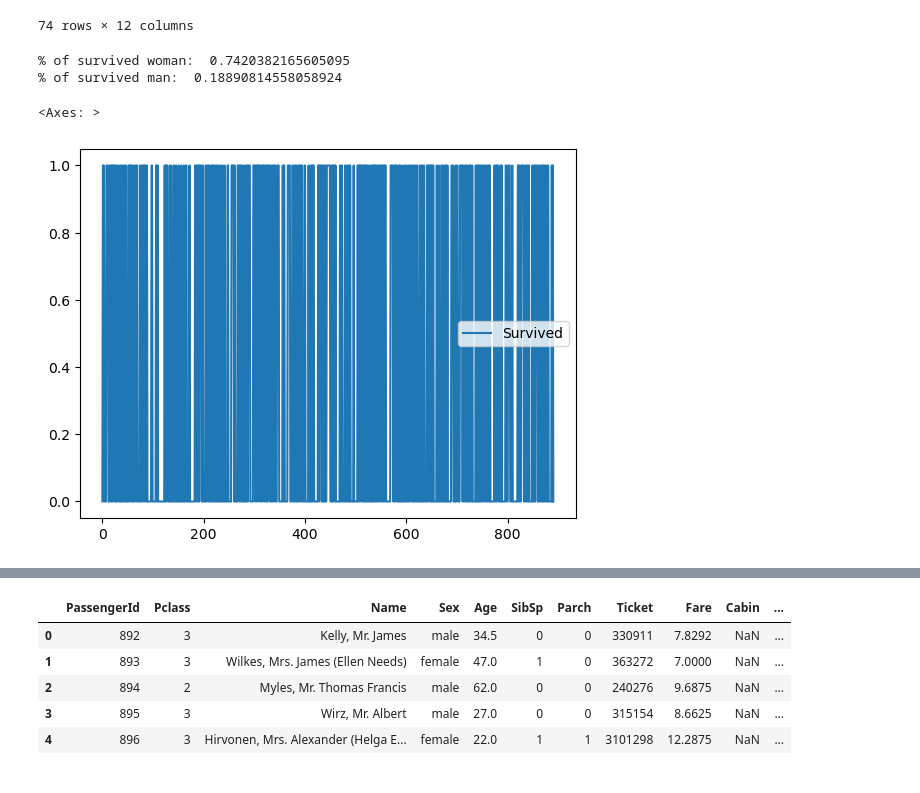
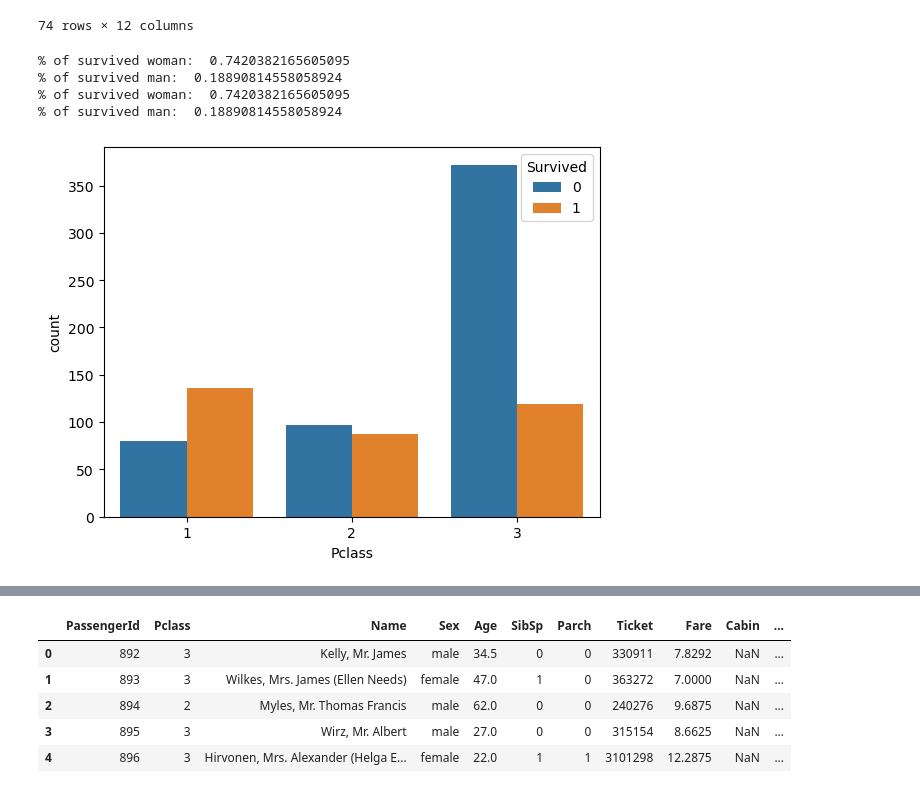
Before and after one commit to TangLitEn/kaggle-titanic, a Jupyter notebook: main.ipynb, the cells around one changed output, grey strips where cells are left out. Drawn from its saved outputs; the diff is of its cells as text; code cells hidden in the pictures.

Commit message:
exploring data visualisation

```diff
--- a/main.ipynb
+++ b/main.ipynb
@@ -102,11 +106,22 @@ survived_woman = total_woman.loc[train_data.Survived == 1]
 
 print("% of survived woman: ",len(survived_woman)/len(total_woman))
 print("% of survived man: ",len(survived_man)/len(total_man))
+
+# for more clean search, can use:
+survived_man = train_data[train_data.Sex == "male"][train_data.Survived == 1]
+survived_woman = train_data[train_data.Sex == "female"][train_data.Survived == 1]
+
+print("% of survived woman: ",len(survived_woman)/len(total_woman))
+print("% of survived man: ",len(survived_man)/len(total_man))
+
+print("Both will yield the same result")
 # %% [output]
 % of survived woman:  0.7420382165605095
 % of survived man:  0.18890814558058924
+% of survived woman:  0.7420382165605095
+% of survived man:  0.18890814558058924
-# %%
-sex_survive_df = train_data[["Sex","Survived"]]
-# %% [output]
-<Axes: >
-[figure, removed]
+# %%
+sns.countplot(x="Pclass", hue="Survived", data=train_data)
+plt.show()
+# %% [output]
+[figure, added]
```
Also changed, not shown: parts of 3 cells of this notebook.
